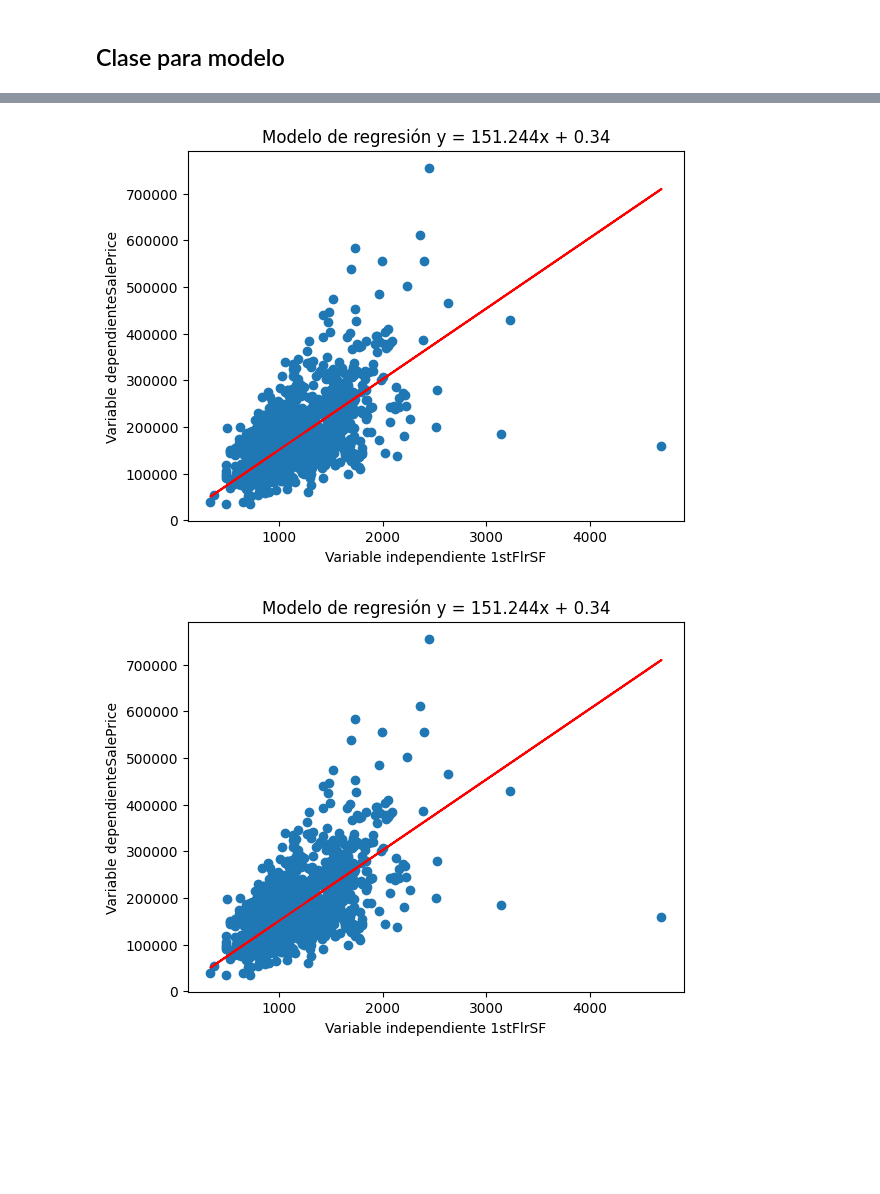
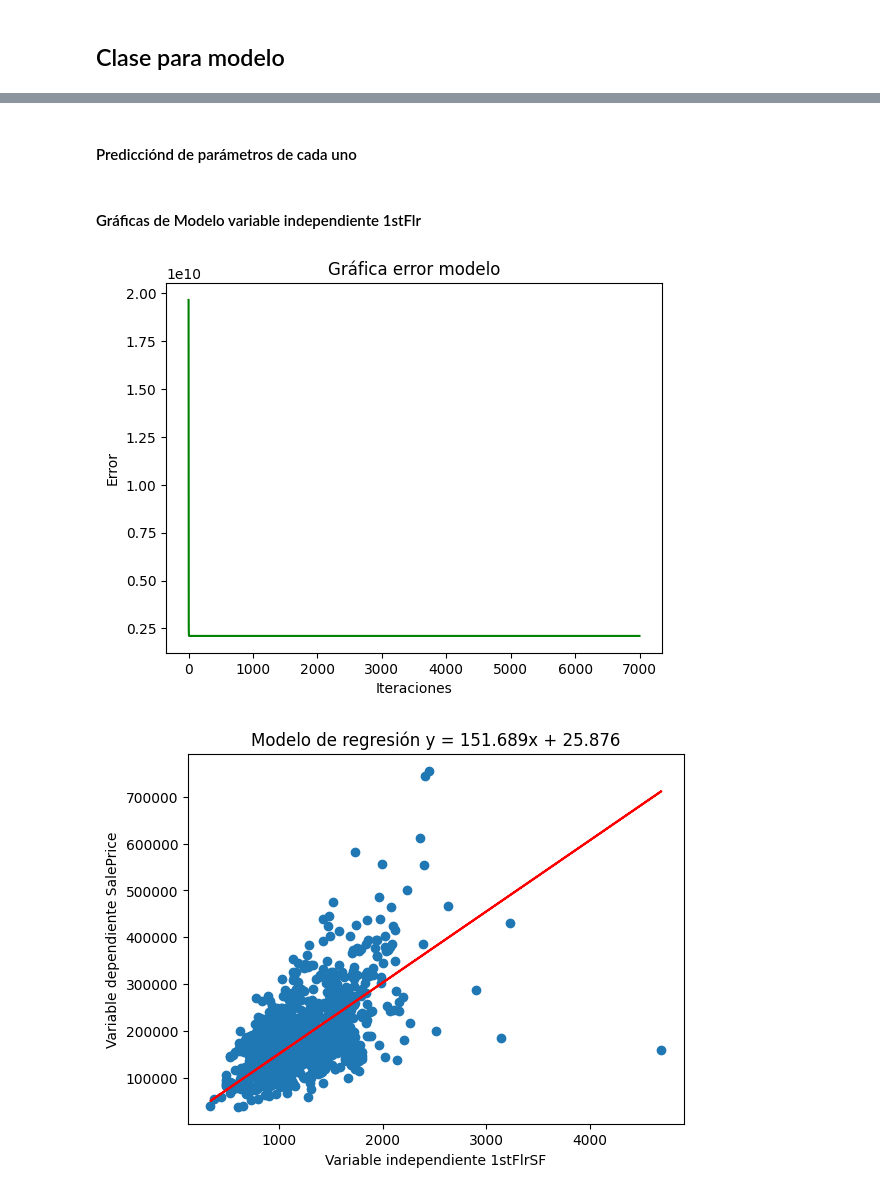
Before and after one commit to surizar2/ProyectoRegresionProgra, a Jupyter notebook: Proyecto Regresion Lineal.ipynb, the cells around one changed output, grey strips where cells are left out. Drawn from its saved outputs; the diff is of its cells as text; code cells hidden in the pictures; blank space fills up the shorter version.

```diff
--- a/Proyecto Regresion Lineal.ipynb
+++ b/Proyecto Regresion Lineal.ipynb
@@ -235,4 +239,2 @@ del PruebaReg
-# %%
-PruebaReg.MetodoReg()
-# %% [output]
-[figure, removed]
+# %% [markdown]
+#### Predicciónd de parámetros de cada uno
@@ -239,4 +244,10 @@ PruebaReg.MetodoReg()
+# %% [markdown]
+#### Gráficas de Modelo variable independiente 1stFlr
+# %%
+Modelo1stFlr.PlotError()
+# %% [output]
+[figure, added]
 # %%
-PruebaReg.PlotModelo()
+Modelo1stFlr.PlotModelo()
 # %% [output]
-[figure, old version]
+[figure, new version]
```
Also changed, not shown: parts of 40 cells of this notebook.
